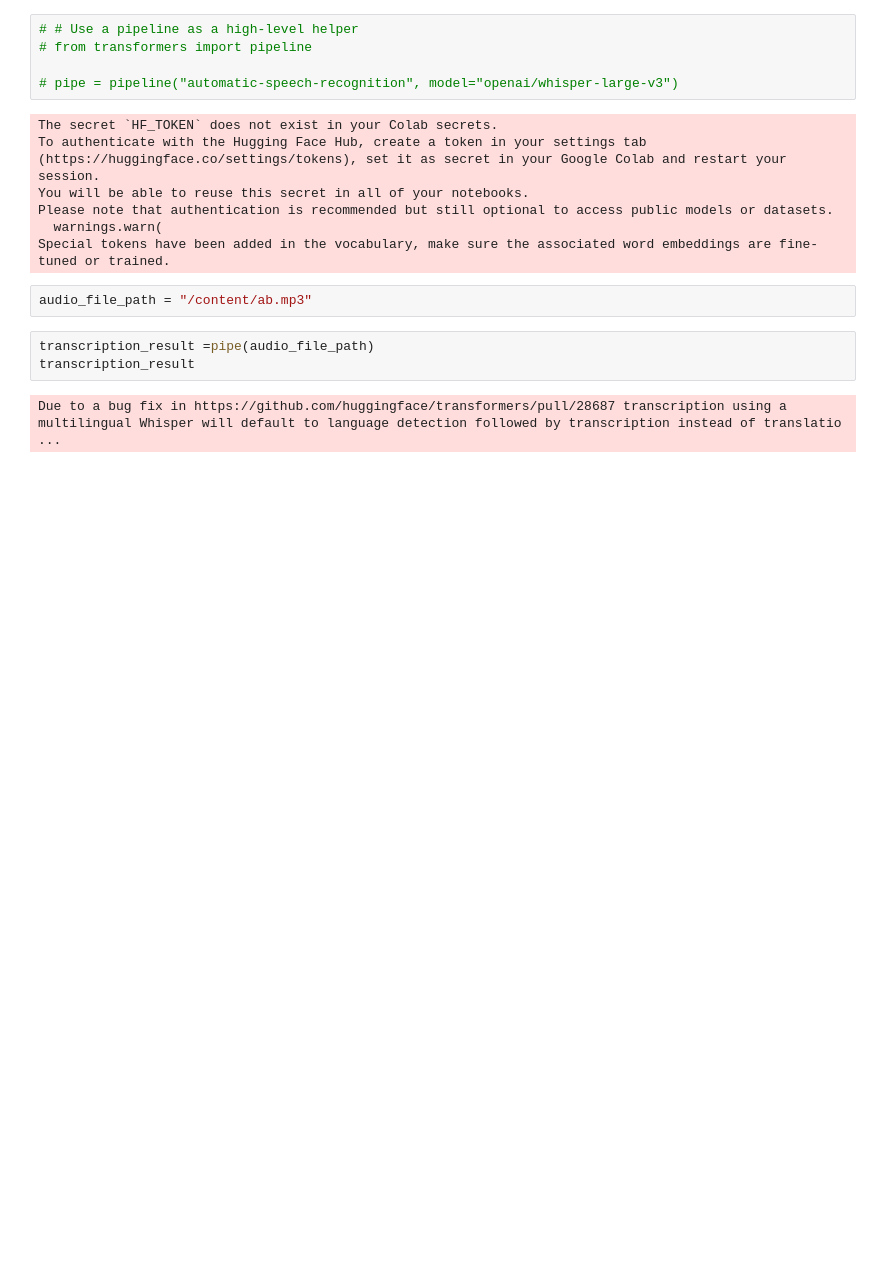
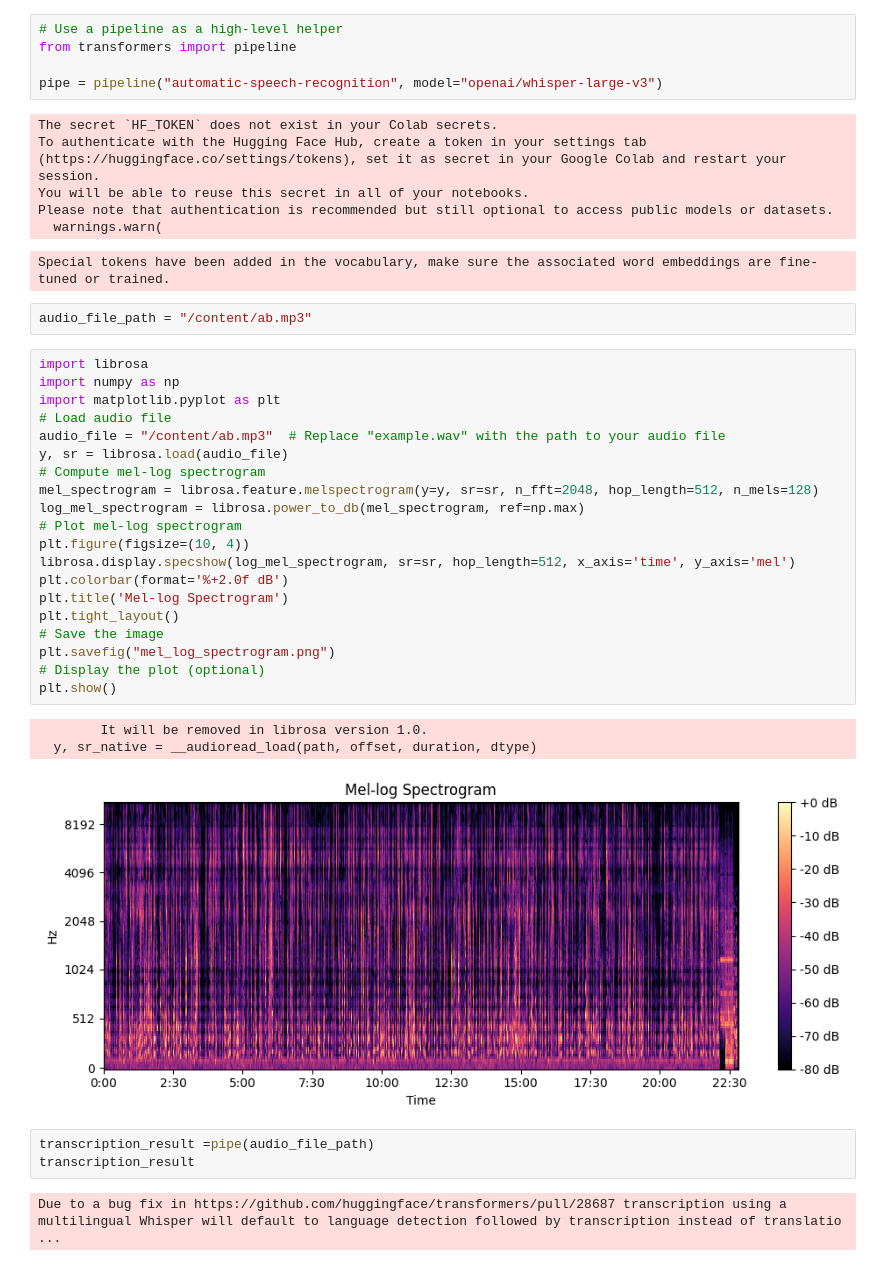
Before and after one commit to mahalakruth/SAJRA, a Jupyter notebook: Whisper_model28.ipynb, the cells around one changed output. Drawn from its saved outputs; the diff is of its cells as text; blank space fills up the shorter version.

```diff
--- a/Whisper_model28.ipynb
+++ b/Whisper_model28.ipynb
@@ -1,19 +1,43 @@
 # %% [markdown]
 <a href="https://colab.research.google.com/github/mahalakruth/SAJRA/blob/main/Whisper_model28.ipynb" target="_parent"><img src="https://colab.research.google.com/assets/colab-badge.svg" alt="Open In Colab"/></a>
 # %%
-# # Use a pipeline as a high-level helper
-# from transformers import pipeline
+# Use a pipeline as a high-level helper
+from transformers import pipeline
 
-# pipe = pipeline("automatic-speech-recognition", model="openai/whisper-large-v3")
+pipe = pipeline("automatic-speech-recognition", model="openai/whisper-large-v3")
 # %% [output]
 The secret `HF_TOKEN` does not exist in your Colab secrets.
 To authenticate with the Hugging Face Hub, create a token in your settings tab (https://huggingface.co/settings/tokens), set it as secret in your Google Colab and restart your session.
 You will be able to reuse this secret in all of your notebooks.
 Please note that authentication is recommended but still optional to access public models or datasets.
   warnings.warn(
-Special tokens have been added in the vocabulary, make sure the associated word embeddings are fine-tuned or trained.
+Special tokens have been added in the vocabulary, make sure the associated word embeddings are fine-tuned or trained.
 # %%
 audio_file_path = "/content/ab.mp3"
+# %%
+import librosa
+import numpy as np
+import matplotlib.pyplot as plt
+# Load audio file
+audio_file = "/content/ab.mp3"  # Replace "example.wav" with the path to your audio file
+y, sr = librosa.load(audio_file)
+# Compute mel-log spectrogram
+mel_spectrogram = librosa.feature.melspectrogram(y=y, sr=sr, n_fft=2048, hop_length=512, n_mels=128)
+log_mel_spectrogram = librosa.power_to_db(mel_spectrogram, ref=np.max)
+# Plot mel-log spectrogram
+plt.figure(figsize=(10, 4))
+librosa.display.specshow(log_mel_spectrogram, sr=sr, hop_length=512, x_axis='time', y_axis='mel')
+plt.colorbar(format='%+2.0f dB')
+plt.title('Mel-log Spectrogram')
+plt.tight_layout()
+# Save the image
+plt.savefig("mel_log_spectrogram.png")
+# Display the plot (optional)
+plt.show()
+# %% [output]
+        It will be removed in librosa version 1.0.
+  y, sr_native = __audioread_load(path, offset, duration, dtype)
+[figure, added]
 # %%
 transcription_result =pipe(audio_file_path)
 transcription_result
```
Also changed, not shown: parts of 9 cells of this notebook.
